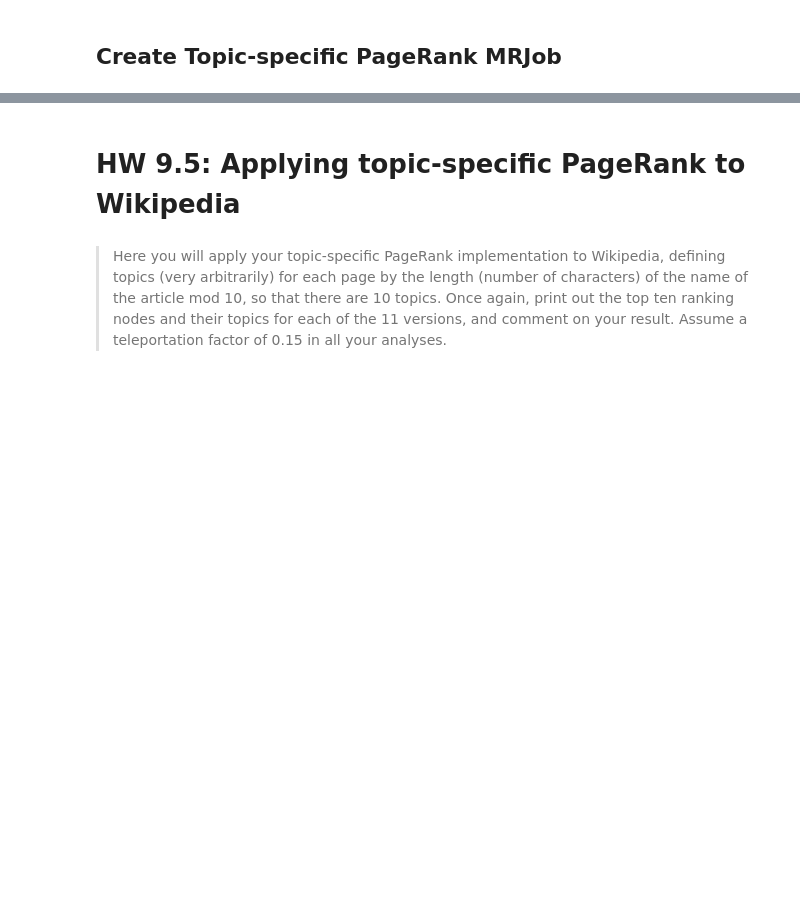
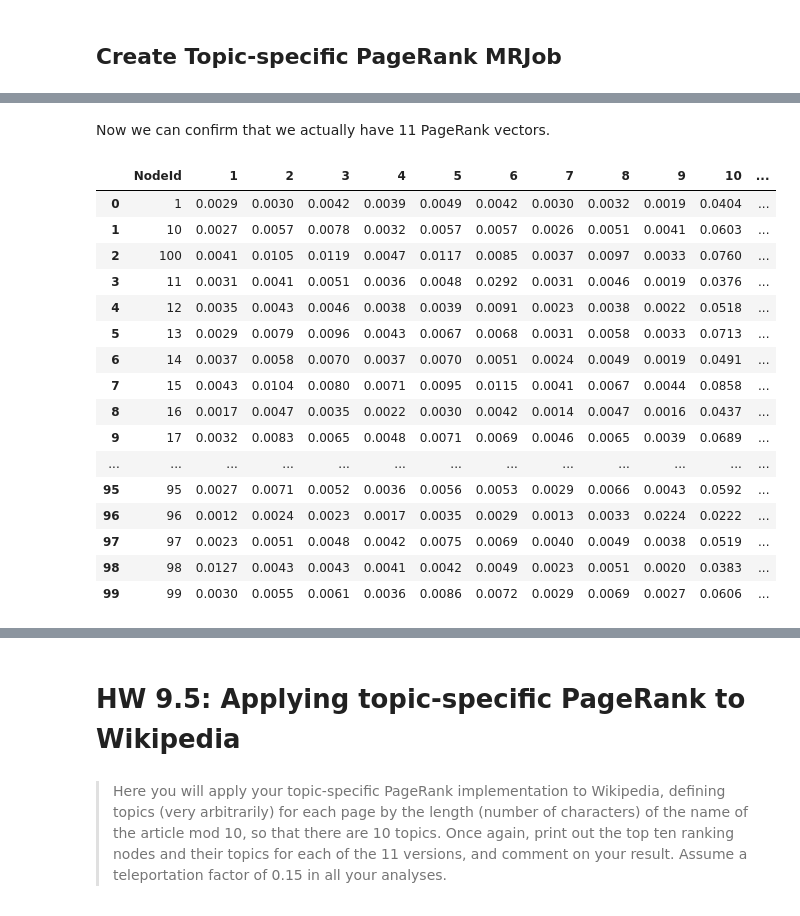
Before and after one commit to mseltz/W261-Fall2016, a Jupyter notebook: Week09/MIDS-W261-2016-HWK-Week09-Dang.ipynb, the cells around one changed output, grey strips where cells are left out. Saved outputs shown, nothing was run; the diff lists cells and outputs as text; code cells hidden in the pictures; blank space fills up the shorter version.

```diff
--- a/Week09/MIDS-W261-2016-HWK-Week09-Dang.ipynb
+++ b/Week09/MIDS-W261-2016-HWK-Week09-Dang.ipynb
@@ -20,4 +48,5 @@ require(['base/js/utils'], function(utils) {
 # %%
 hdfs_base_folder = '/user/ubuntu'
-mapper_count = 32
-reducer_count = 32
+mapper_count = 2
+reducer_count = 2
+debug_output = '/dev/null'
@@ -1448,0 +2161,5 @@ on the smaller networks.
+# %%
+randnet_topic_counts = topic_occurrence_type_job('inline', randnet_topics)
+
+with open('node_count.txt', 'w') as node_count_file:
+    json.dump(randnet_topic_counts, node_count_file)
@@ -1448,0 +2174,29 @@ on the smaller networks.
+# %% [markdown]
+Now we can confirm that we actually have 11 PageRank vectors.
+# %%
+randnet_topic_names = [str(x) for x in randnet_topic_counts.keys()] + ['NOBIAS']
+
+randnet_data_frame = pandas.DataFrame(sorted([
+    (key, ) + tuple([node_data[0][str(topic_name)] for topic_name in randnet_topic_names])
+        for key, node_data in randnet_topic_page_ranks.items()
+]), columns = ['NodeId'] + randnet_topic_names)
+
+randnet_data_frame
+# %% [output]
+|  | NodeId | 1 | 2 | 3 | 4 | 5 | 6 | 7 | 8 | 9 | 10 | ... |
+| 0 | 1 | 0.0029 | 0.0030 | 0.0042 | 0.0039 | 0.0049 | 0.0042 | 0.0030 | 0.0032 | 0.0019 | 0.0404 | ... |
+| 1 | 10 | 0.0027 | 0.0057 | 0.0078 | 0.0032 | 0.0057 | 0.0057 | 0.0026 | 0.0051 | 0.0041 | 0.0603 | ... |
+| 2 | 100 | 0.0041 | 0.0105 | 0.0119 | 0.0047 | 0.0117 | 0.0085 | 0.0037 | 0.0097 | 0.0033 | 0.0760 | ... |
+| 3 | 11 | 0.0031 | 0.0041 | 0.0051 | 0.0036 | 0.0048 | 0.0292 | 0.0031 | 0.0046 | 0.0019 | 0.0376 | ... |
+| 4 | 12 | 0.0035 | 0.0043 | 0.0046 | 0.0038 | 0.0039 | 0.0091 | 0.0023 | 0.0038 | 0.0022 | 0.0518 | ... |
+| 5 | 13 | 0.0029 | 0.0079 | 0.0096 | 0.0043 | 0.0067 | 0.0068 | 0.0031 | 0.0058 | 0.0033 | 0.0713 | ... |
+| 6 | 14 | 0.0037 | 0.0058 | 0.0070 | 0.0037 | 0.0070 | 0.0051 | 0.0024 | 0.0049 | 0.0019 | 0.0491 | ... |
+| 7 | 15 | 0.0043 | 0.0104 | 0.0080 | 0.0071 | 0.0095 | 0.0115 | 0.0041 | 0.0067 | 0.0044 | 0.0858 | ... |
+| 8 | 16 | 0.0017 | 0.0047 | 0.0035 | 0.0022 | 0.0030 | 0.0042 | 0.0014 | 0.0047 | 0.0016 | 0.0437 | ... |
+| 9 | 17 | 0.0032 | 0.0083 | 0.0065 | 0.0048 | 0.0071 | 0.0069 | 0.0046 | 0.0065 | 0.0039 | 0.0689 | ... |
+| ... | ... | ... | ... | ... | ... | ... | ... | ... | ... | ... | ... | ... |
+| 95 | 95 | 0.0027 | 0.0071 | 0.0052 | 0.0036 | 0.0056 | 0.0053 | 0.0029 | 0.0066 | 0.0043 | 0.0592 | ... |
+| 96 | 96 | 0.0012 | 0.0024 | 0.0023 | 0.0017 | 0.0035 | 0.0029 | 0.0013 | 0.0033 | 0.0224 | 0.0222 | ... |
+| 97 | 97 | 0.0023 | 0.0051 | 0.0048 | 0.0042 | 0.0075 | 0.0069 | 0.0040 | 0.0049 | 0.0038 | 0.0519 | ... |
+| 98 | 98 | 0.0127 | 0.0043 | 0.0043 | 0.0041 | 0.0042 | 0.0049 | 0.0023 | 0.0051 | 0.0020 | 0.0383 | ... |
+| 99 | 99 | 0.0030 | 0.0055 | 0.0061 | 0.0036 | 0.0086 | 0.0072 | 0.0029 | 0.0069 | 0.0027 | 0.0606 | ... |
```
Also changed, not shown: parts of 119 cells of this notebook.
